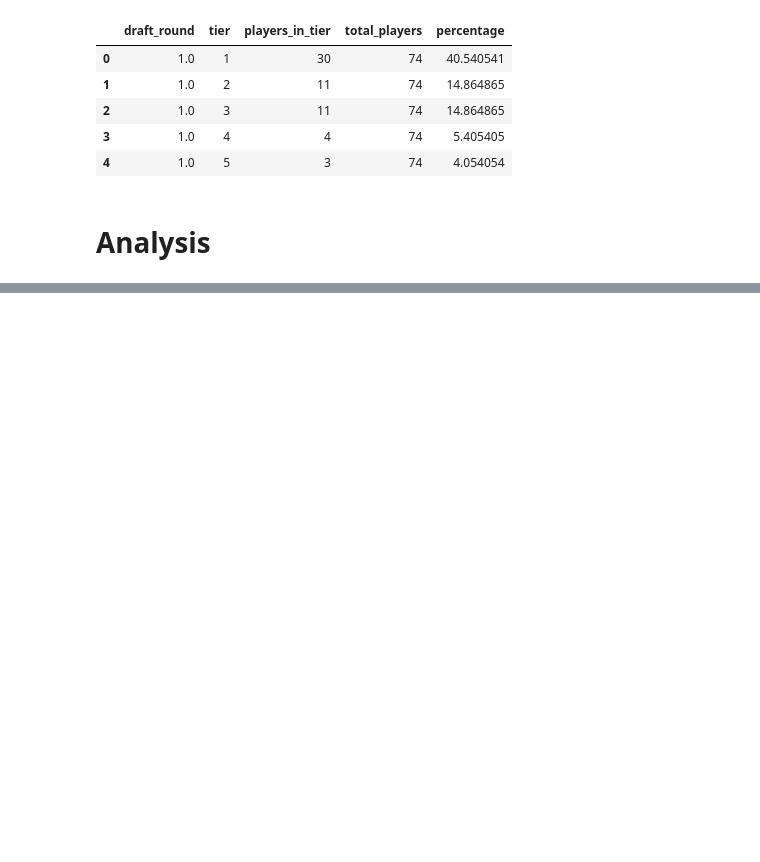
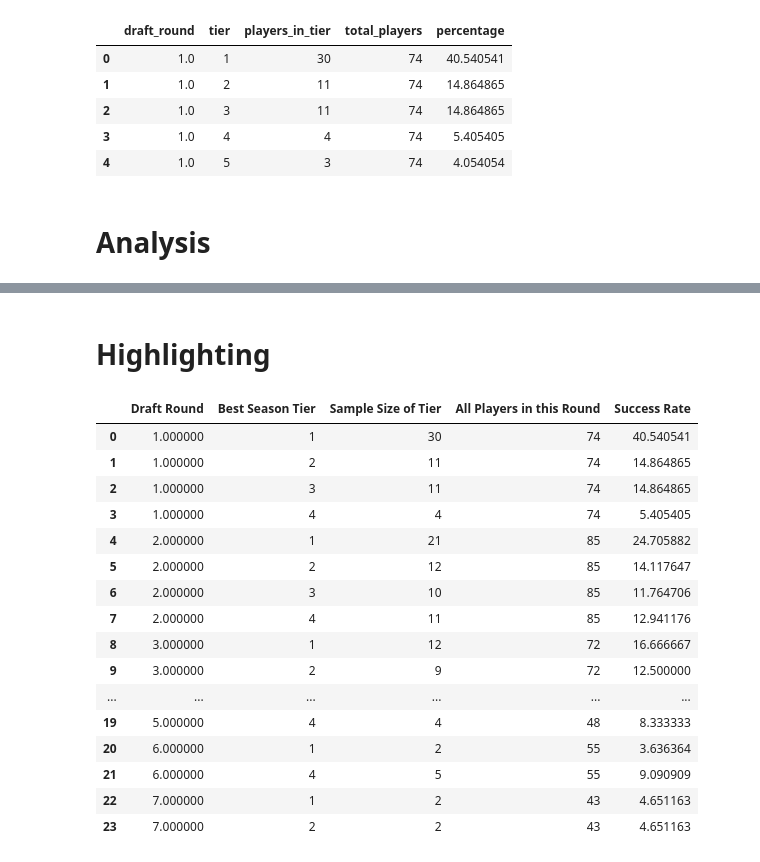
Before and after one commit to Alex-Bishka/Fantasy, a Jupyter notebook: Analysis/Notebooks/CollegeNotebooks/Draft Capital Success by Round.ipynb, the cells around one changed output, grey strips where cells are left out. Cells and saved outputs as stored; diff of their text form; code cells hidden in the pictures; blank space fills up the shorter version.

Commit message:
wr draft capital blog

```diff
--- a/Analysis/Notebooks/CollegeNotebooks/Draft Capital Success by Round.ipynb
+++ b/Analysis/Notebooks/CollegeNotebooks/Draft Capital Success by Round.ipynb
@@ -73,0 +65,8 @@ df_success
+# %%
+df_success.rename(columns={"draft_round": "Draft Round",
+                           "percentage": "Success Rate", "players_in_tier": "Sample Size of Tier",
+                           "total_players": "All Players in this Round",
+                           "tier": "Best Season Tier"
+                          }, inplace=True)
+# %%
+df_success.drop(columns="level_1", inplace=True)
@@ -86,0 +103,44 @@ df_bust
+# %% [markdown]
+# Highlighting
+# %%
+# Define a function to highlight rows based on a condition
+def highlight_row(row):
+    # Mapping of pick ranges to background colors
+    color_map = {
+        1.0: 'yellow',
+        2.0: 'lightblue',
+        3.0: 'lightgreen',
+        4.0: 'lightpink',
+        5.0: 'lightgrey',
+        6.0: 'lightcoral',
+        7.0: 'lightsalmon',
+    }
+
+    # Get the background color for the current row's pick range
+    # Default to white if the pick range is not in the map
+    bg_color = color_map.get(row['Draft Round'], 'white')
+
+    # Return a list of styles for each column in the row
+    return [f'background-color: {bg_color}']*len(row)
+# %%
+df_1 = df_success.style.apply(highlight_row, axis=1)
+# %%
+df_1
+# %% [output]
+|  | Draft Round | Best Season Tier | Sample Size of Tier | All Players in this Round | Success Rate |
+| 0 | 1.000000 | 1 | 30 | 74 | 40.540541 |
+| 1 | 1.000000 | 2 | 11 | 74 | 14.864865 |
+| 2 | 1.000000 | 3 | 11 | 74 | 14.864865 |
+| 3 | 1.000000 | 4 | 4 | 74 | 5.405405 |
+| 4 | 2.000000 | 1 | 21 | 85 | 24.705882 |
+| 5 | 2.000000 | 2 | 12 | 85 | 14.117647 |
+| 6 | 2.000000 | 3 | 10 | 85 | 11.764706 |
+| 7 | 2.000000 | 4 | 11 | 85 | 12.941176 |
+| 8 | 3.000000 | 1 | 12 | 72 | 16.666667 |
+| 9 | 3.000000 | 2 | 9 | 72 | 12.500000 |
+| ... | ... | ... | ... | ... | ... |
+| 19 | 5.000000 | 4 | 4 | 48 | 8.333333 |
+| 20 | 6.000000 | 1 | 2 | 55 | 3.636364 |
+| 21 | 6.000000 | 4 | 5 | 55 | 9.090909 |
+| 22 | 7.000000 | 1 | 2 | 43 | 4.651163 |
+| 23 | 7.000000 | 2 | 2 | 43 | 4.651163 |
```
Also changed, not shown: parts of 24 cells of this notebook, 19 other files.
